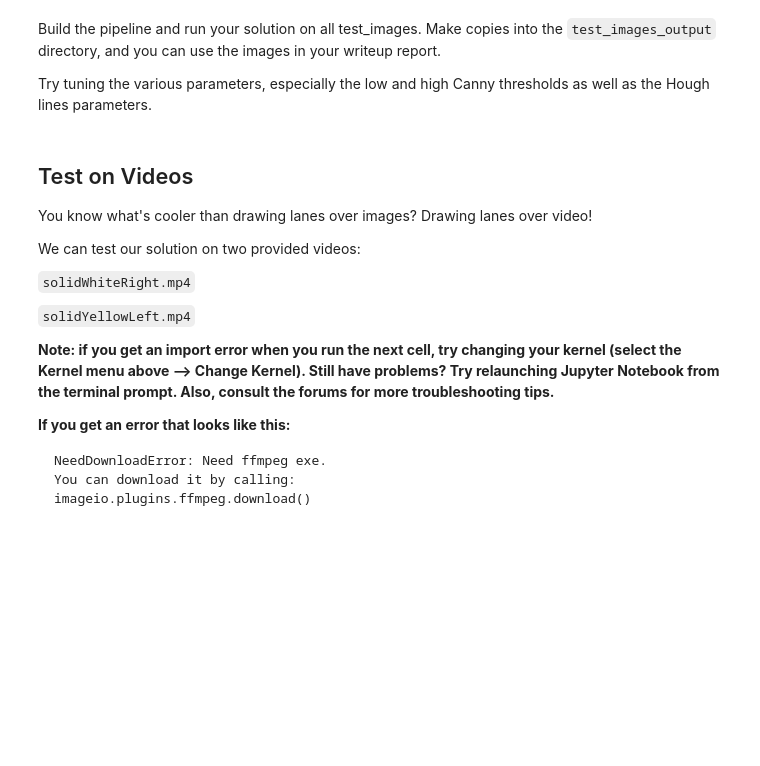
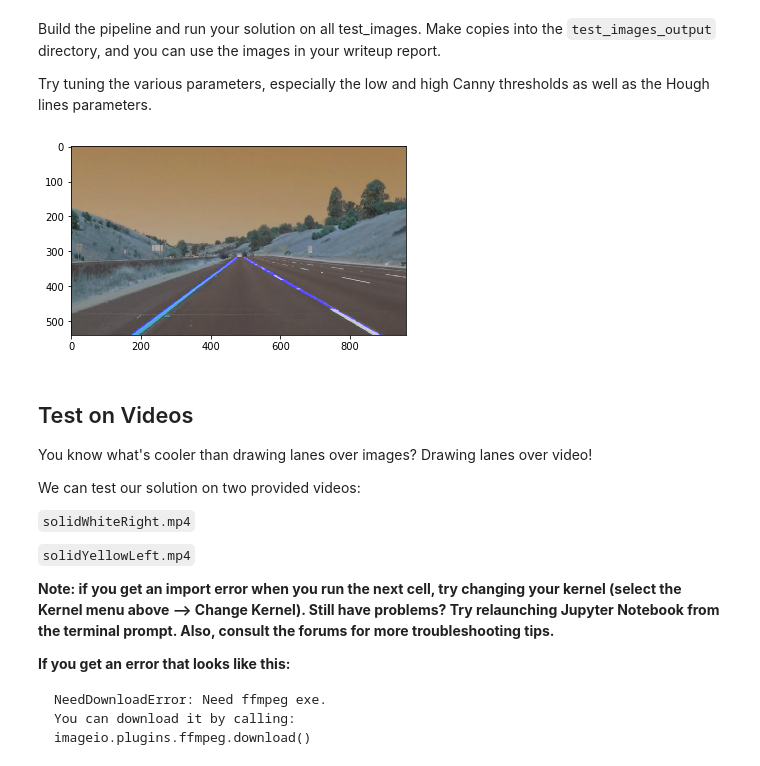
Before and after one commit to makatx/CarND-LaneLines-P1, a Jupyter notebook: P1.ipynb, the cells around one changed output. Drawn from its saved outputs; the diff is of its cells as text; code cells hidden in the pictures; blank space fills up the shorter version.

```diff
--- a/P1.ipynb
+++ b/P1.ipynb
@@ -214,25 +368,40 @@ Try tuning the various parameters, especially the low and high Canny thresholds
 # %%
 # TODO: Build your pipeline that will draw lane lines on the test_images
 # then save them to the test_images directory.
 
 for filename in dir_list:
     image = cv2.imread('test_images/' + (filename))
     gray = grayscale(image)
 
+    cv2.imwrite('test_images_output/gray/'+filename, gray)
+
+
 #Apply Gaussian
     blur_gray = gaussian_blur(gray,5)
 
+    cv2.imwrite('test_images_output/blur/'+filename, blur_gray)
+
 #Detect edges using Canny
     edges = canny(blur_gray, 50,110)
+
+    cv2.imwrite('test_images_output/canny/'+filename, edges)
 
 #Create and apply region mask
     imshape = edges.shape
     verts = np.array([[(imshape[1]/2-25,imshape[0]/2+50), (0,imshape[0]), (imshape[1],imshape[0]), (imshape[1]/2+25,imshape[0]/2+50)]], dtype=np.int32)
     masked = region_of_interest(edges,verts)
 
+    cv2.imwrite('test_images_output/masked/'+filename, masked)
+
 #Find lines using Hough transform
     img_lines = hough_lines(masked, 1, np.pi/180, 15, 40, 15)
+
+    cv2.imwrite('test_images_output/hough/'+filename, img_lines)
 
 #overlaying on original
     combined = weighted_img(img_lines, image)
     cv2.imwrite('test_images_output/'+filename, combined)
+
+    plt.imshow(combined)
+# %% [output]
+[figure, added]
```
Also changed, not shown: parts of 4 cells of this notebook, 2 other files.
